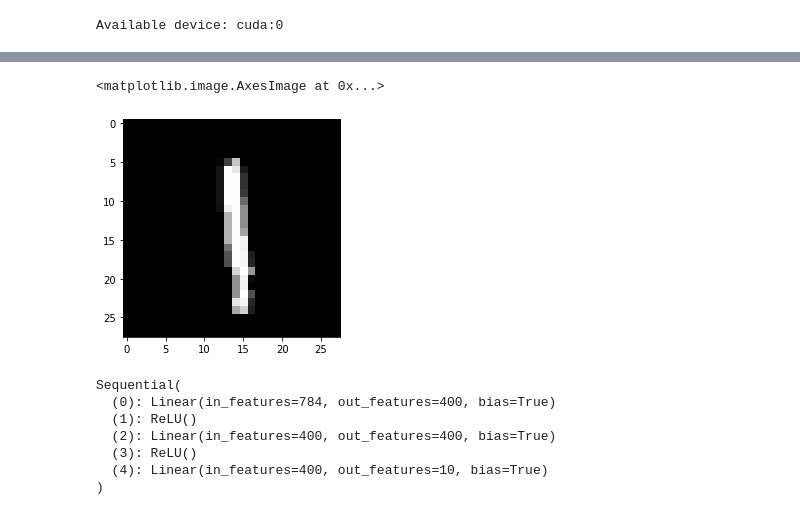
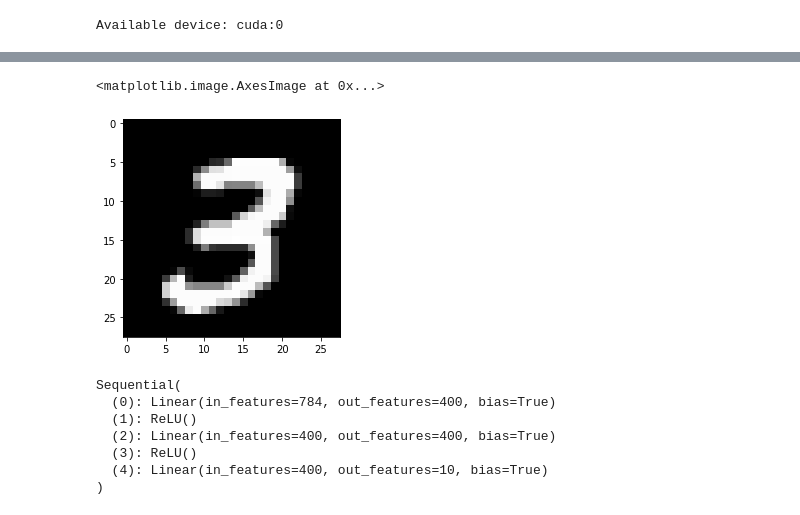
Before and after one commit to KekStroke/deep-learning, a Jupyter notebook: continual learning/SGD on multiple tasks.ipynb, the cells around one changed output, grey strips where cells are left out. Saved outputs shown, nothing was run; the diff lists cells and outputs as text; code cells hidden in the pictures.

```diff
--- a/continual learning/SGD on multiple tasks.ipynb
+++ b/continual learning/SGD on multiple tasks.ipynb
@@ -90,12 +106,12 @@ for task in range(n_tasks-1):
     X_test.append(CustomMNIST(X_test_task, y_test))
 # %%
 # print(X_train[1][0][0])
-img = X_train[0][8][0].reshape(28,28) * 255
+img = X_train[0][7][0].reshape(28,28) * 255
 img = img.numpy()
 plt.imshow(img, cmap='gray')
 # %% [output]
 <matplotlib.image.AxesImage at 0x...>
-[figure, old version]
+[figure, new version]
 # %%
 model = nn.Sequential(
     nn.Linear(784, 400),
```
Also changed, not shown: parts of 1 cell of this notebook, 7 other files.
